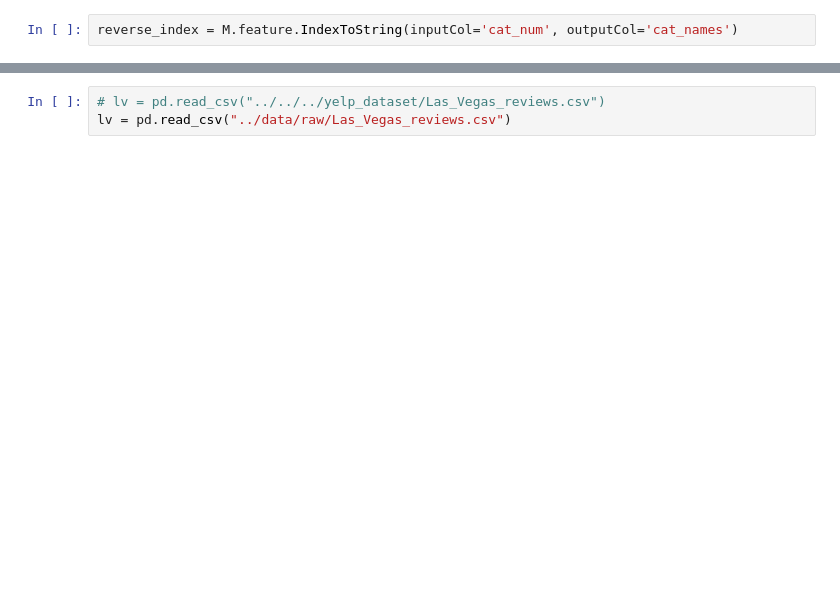
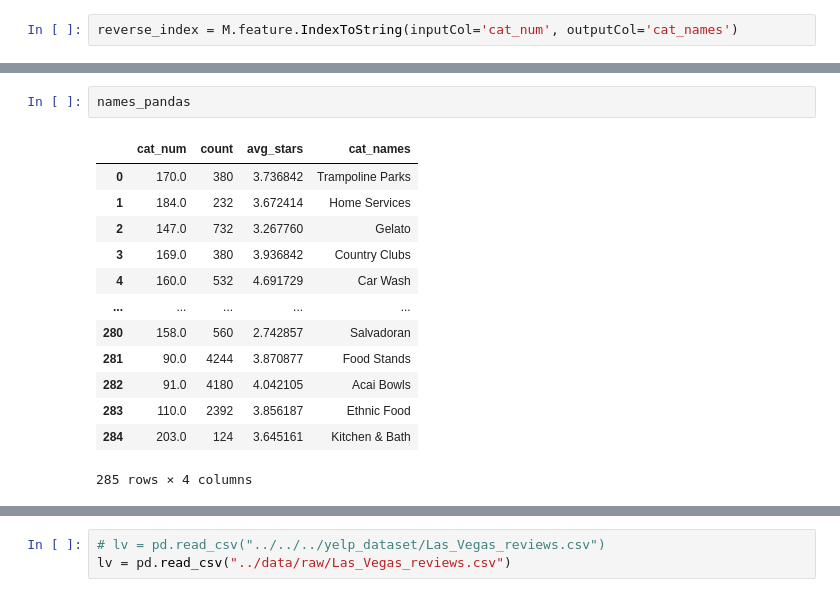
Before and after one commit to Lannnnnnn/LA-Restaurant-recommend, a Jupyter notebook: notebooks/lasvegas_restaurant_eda.ipynb, the cells around one changed output, grey strips where cells are left out. Saved outputs shown, nothing was run; the diff lists cells and outputs as text; blank space fills up the shorter version.

```diff
--- a/notebooks/lasvegas_restaurant_eda.ipynb
+++ b/notebooks/lasvegas_restaurant_eda.ipynb
@@ -57,0 +67,16 @@ df.plot.barh(x="Category", y="Count")
+# %%
+names_pandas
+# %% [output]
+|  | cat_num | count | avg_stars | cat_names |
+| 0 | 170.0 | 380 | 3.736842 | Trampoline Parks |
+| 1 | 184.0 | 232 | 3.672414 | Home Services |
+| 2 | 147.0 | 732 | 3.267760 | Gelato |
+| 3 | 169.0 | 380 | 3.936842 | Country Clubs |
+| 4 | 160.0 | 532 | 4.691729 | Car Wash |
+| ... | ... | ... | ... | ... |
+| 280 | 158.0 | 560 | 2.742857 | Salvadoran |
+| 281 | 90.0 | 4244 | 3.870877 | Food Stands |
+| 282 | 91.0 | 4180 | 4.042105 | Acai Bowls |
+| 283 | 110.0 | 2392 | 3.856187 | Ethnic Food |
+| 284 | 203.0 | 124 | 3.645161 | Kitchen & Bath |
+285 rows × 4 columns
```
Also changed, not shown: parts of 26 cells of this notebook, 1 other file.
